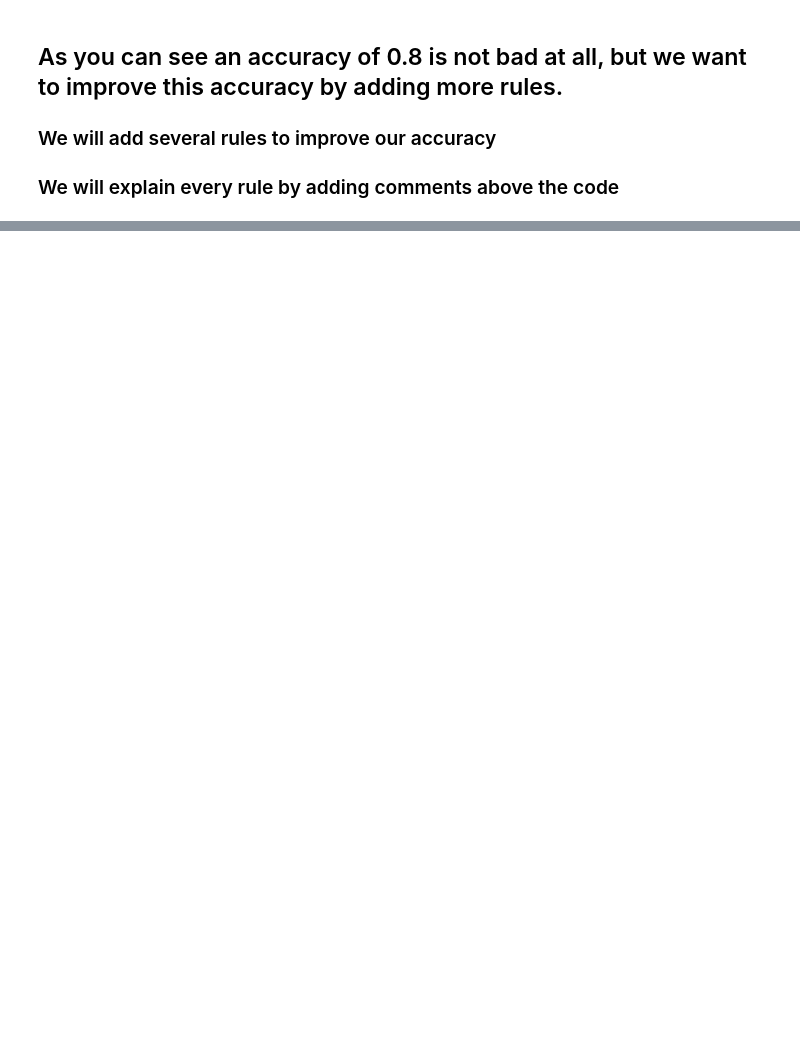
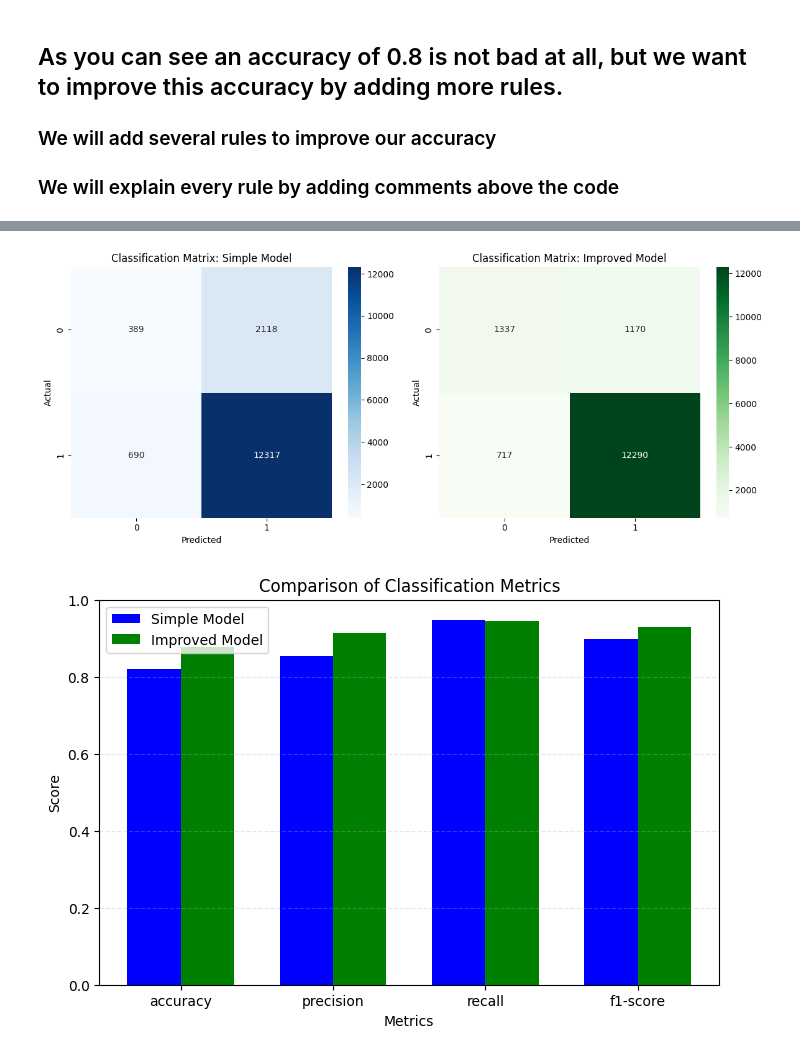
Before and after one commit to PatBaruch/DDD, a Jupyter notebook: itt2_affordable.ipynb, the cells around one changed output, grey strips where cells are left out. Drawn from its saved outputs; the diff is of its cells as text; code cells hidden in the pictures; blank space fills up the shorter version.

```diff
--- a/itt2_affordable.ipynb
+++ b/itt2_affordable.ipynb
@@ -461,0 +368,62 @@ Confusion Matrix:
+# %%
+# Define true labels and predictions
+y_true = df["AffordableDwelling"]
+y_pred_simple = df["Simple_Prediction"]
+y_pred_improved = df["Improved_Prediction"]
+
+# Compute confusion matrices
+conf_matrix_simple = confusion_matrix(y_true, y_pred_simple)
+conf_matrix_improved = confusion_matrix(y_true, y_pred_improved)
+
+# Generate classification reports
+report_simple = classification_report(y_true, y_pred_simple, output_dict=True)
+report_improved = classification_report(y_true, y_pred_improved, output_dict=True)
+
+# Display classification reports
+print("=== Classification Report: Simple Model ===\n", classification_report(y_true, y_pred_simple))
+print("\n=== Classification Report: Improved Model ===\n", classification_report(y_true, y_pred_improved))
+
+# Visualize classification matrices
+fig, axes = plt.subplots(1, 2, figsize=(12, 5))
+
+# Simple Model Classification Matrix
+sns.heatmap(conf_matrix_simple, annot=True, fmt="d", cmap="Blues", ax=axes[0])
+axes[0].set_title("Classification Matrix: Simple Model")
+axes[0].set_xlabel("Predicted")
+axes[0].set_ylabel("Actual")
+
+# Improved Model Classification Matrix
+sns.heatmap(conf_matrix_improved, annot=True, fmt="d", cmap="Greens", ax=axes[1])
+axes[1].set_title("Classification Matrix: Improved Model")
+axes[1].set_xlabel("Predicted")
+axes[1].set_ylabel("Actual")
+
+plt.tight_layout()
+plt.show()
+
+# Visualize classification metrics using bar charts
+metrics = ["accuracy", "precision", "recall", "f1-score"]
+labels = ["Simple Model", "Improved Model"]
+
+# Extract metric values
+simple_metrics = [report_simple["accuracy"], report_simple["1"]["precision"], report_simple["1"]["recall"], report_simple["1"]["f1-score"]]
+improved_metrics = [report_improved["accuracy"], report_improved["1"]["precision"], report_improved["1"]["recall"], report_improved["1"]["f1-score"]]
+
+x = np.arange(len(metrics))
+width = 0.35
+
+fig, ax = plt.subplots(figsize=(8, 5))
+ax.bar(x - width/2, simple_metrics, width, label="Simple Model", color="blue")
+ax.bar(x + width/2, improved_metrics, width, label="Improved Model", color="green")
+
+ax.set_xlabel("Metrics")
+ax.set_ylabel("Score")
+ax.set_title("Comparison of Classification Metrics")
+ax.set_xticks(x)
+ax.set_xticklabels(metrics)
+ax.legend()
+
+plt.ylim(0, 1)
+plt.grid(axis="y", linestyle="--", alpha=0.3)
+plt.show()
+# %% [output]
@@ -461,0 +450,2 @@ Confusion Matrix:
+[figure, added]
+[figure, added]
```
Also changed, not shown: parts of 9 cells of this notebook.
